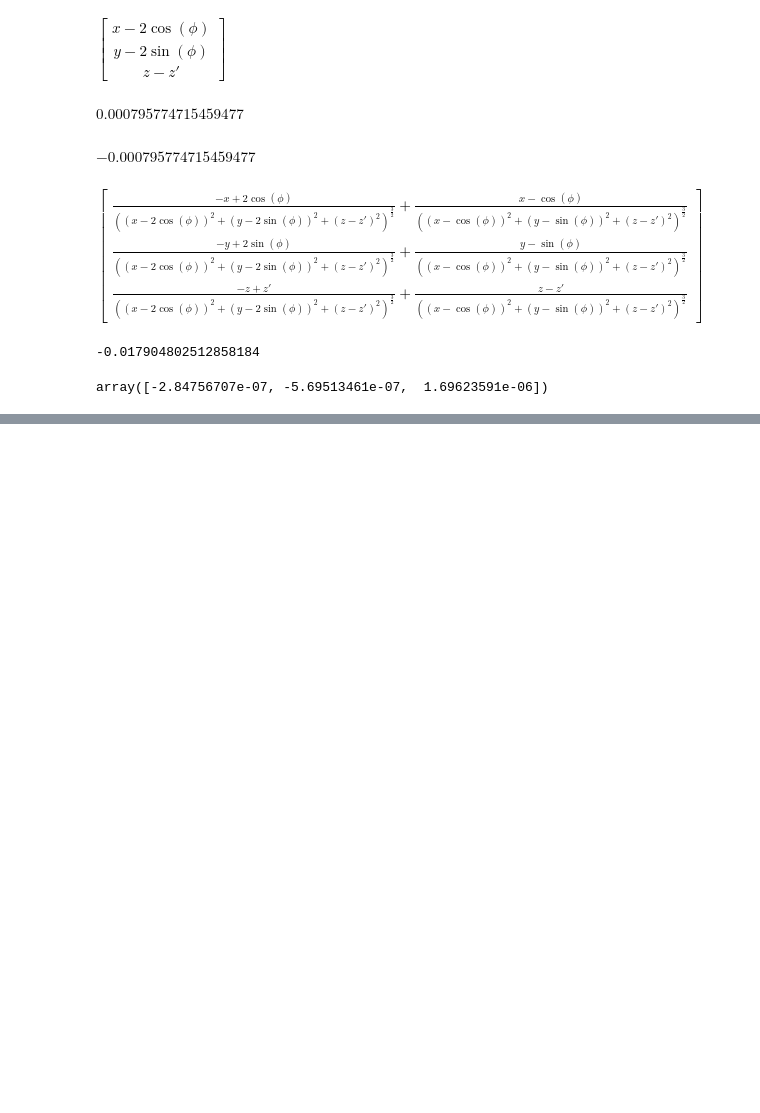
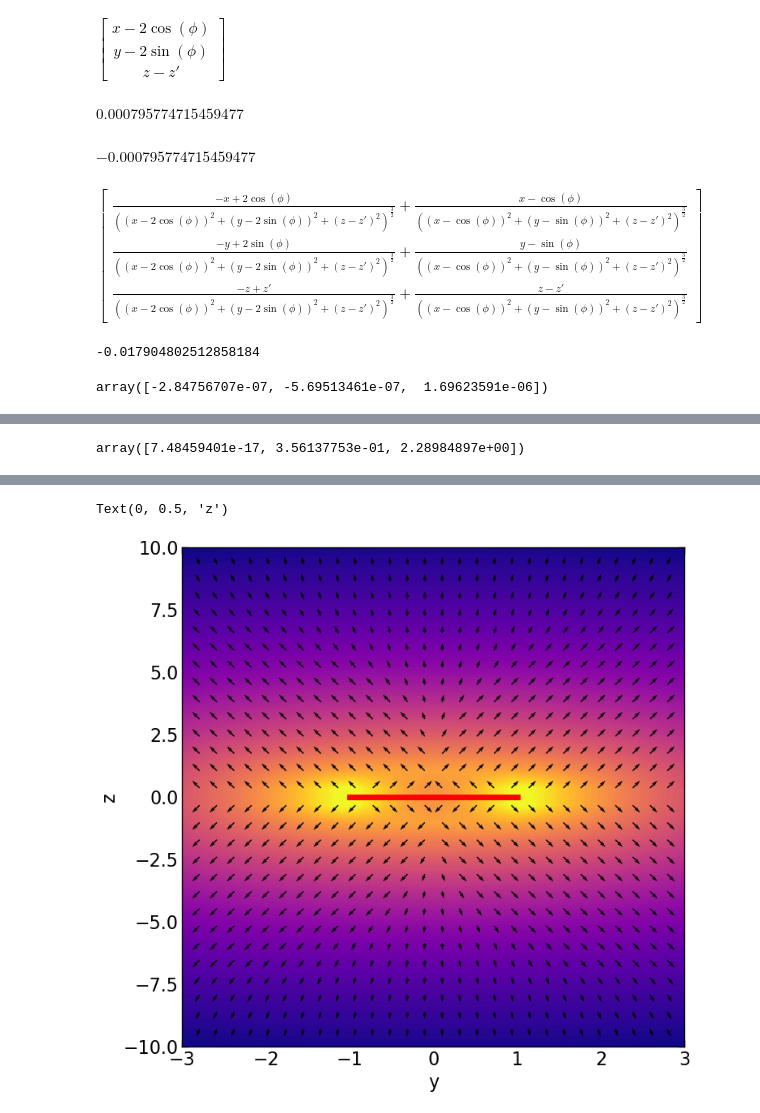
Before and after one commit to nayot/emag, a Jupyter notebook: E_Field_bounded_charge.ipynb, the cells around one changed output, grey strips where cells are left out. Saved outputs shown, nothing was run; the diff lists cells and outputs as text; code cells hidden in the pictures; blank space fills up the shorter version.

```diff
--- a/E_Field_bounded_charge.ipynb
+++ b/E_Field_bounded_charge.ipynb
@@ -347,0 +403,8 @@ Text(0, 0.5, '$|E(x, 0, 0)|$')
+# %%
+x, y, z, phi = smp.symbols('x, y, z, phi', real=True)
+r = smp.Matrix([x, y, z])
+rp = smp.Matrix([smp.cos(phi),\
+                smp.sin(phi),\
+                0])
+R = r - rp
+R
@@ -347,0 +417,3 @@ Text(0, 0.5, '$|E(x, 0, 0)|$')
+# %%
+integrands = R / R.norm()**3
+integrands
@@ -347,0 +422,28 @@ Text(0, 0.5, '$|E(x, 0, 0)|$')
+# %%
+integrand_x = smp.lambdify([phi, x, y, z], integrands[0])
+integrand_y = smp.lambdify([phi, x, y, z], integrands[1])
+integrand_z = smp.lambdify([phi, x, y, z], integrands[2])
+
+def E(x, y, z):
+    Ex = quad(integrand_x, 0, 2.0 * np.pi, args=(x, y, z))[0]
+    Ey = quad(integrand_y, 0, 2.0 * np.pi, args=(x, y, z))[0]
+    Ez = quad(integrand_z, 0, 2.0 * np.pi, args=(x, y, z))[0]
+    return np.array([Ex, Ey, Ez])
+
+E(0, 0.5, 1)
+# %% [output]
+array([7.48459401e-17, 3.56137753e-01, 2.28984897e+00])
+# %%
+%%time
+def E2DYZ(y, z):
+    return E(0.0, y, z)[-2:]
+
+fig = plt.figure(figsize=(8, 8))
+ax = field_plot(E2DYZ, x_min=-3, x_max=3, y_min=-10, y_max=10, num_grids=30, contour=True)
+
+X = np.linspace(-1, 1, 100)
+Y = np.zeros(len(X))
+ax.plot(X, Y, color='r', linewidth=5)
+ax.set_xlabel('y')
+ax.set_ylabel('z')
+# %% [output]
@@ -347,0 +452,2 @@ Text(0, 0.5, '$|E(x, 0, 0)|$')
+Text(0, 0.5, 'z')
+[figure, added]
```
Also changed, not shown: parts of 12 cells of this notebook, 1 other file.
